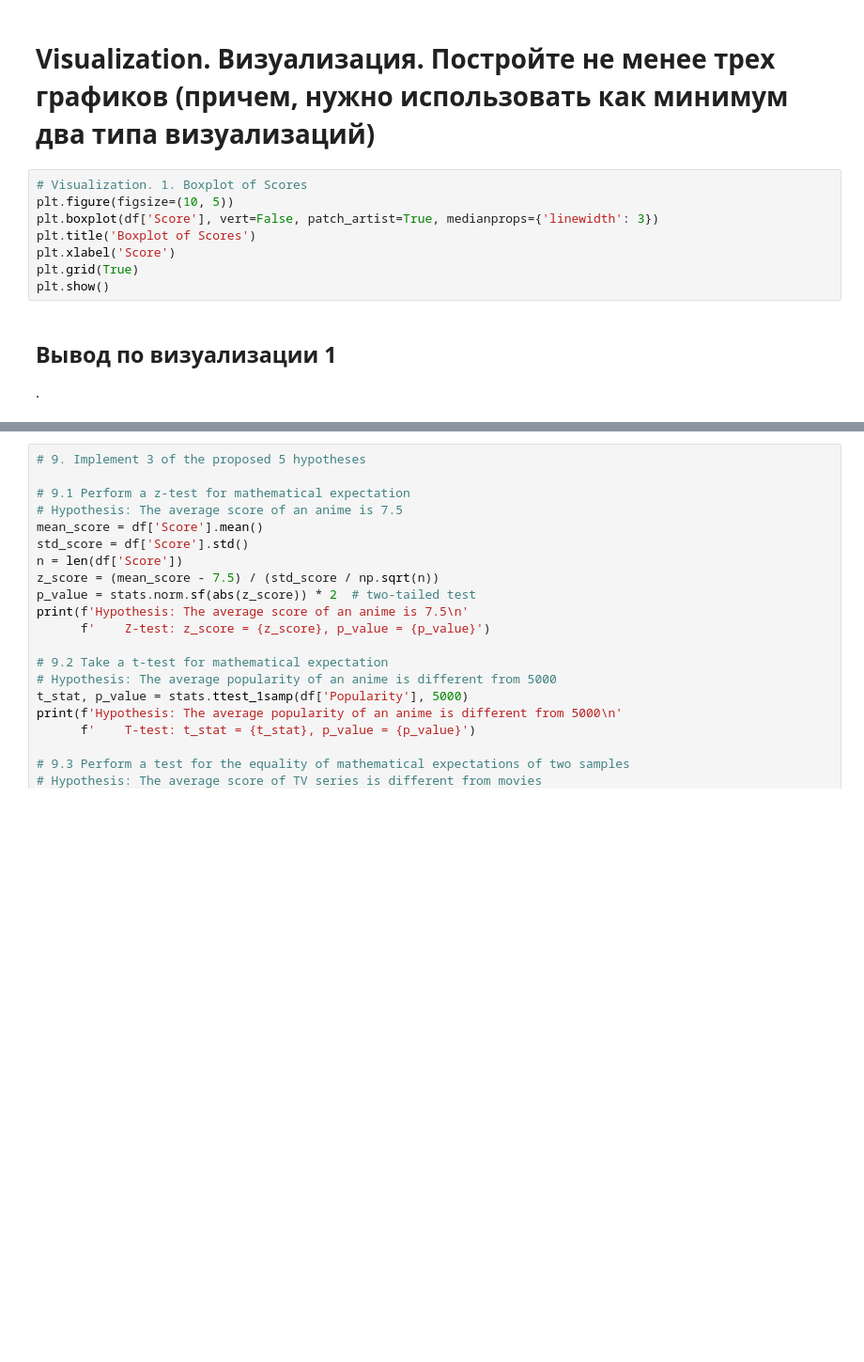
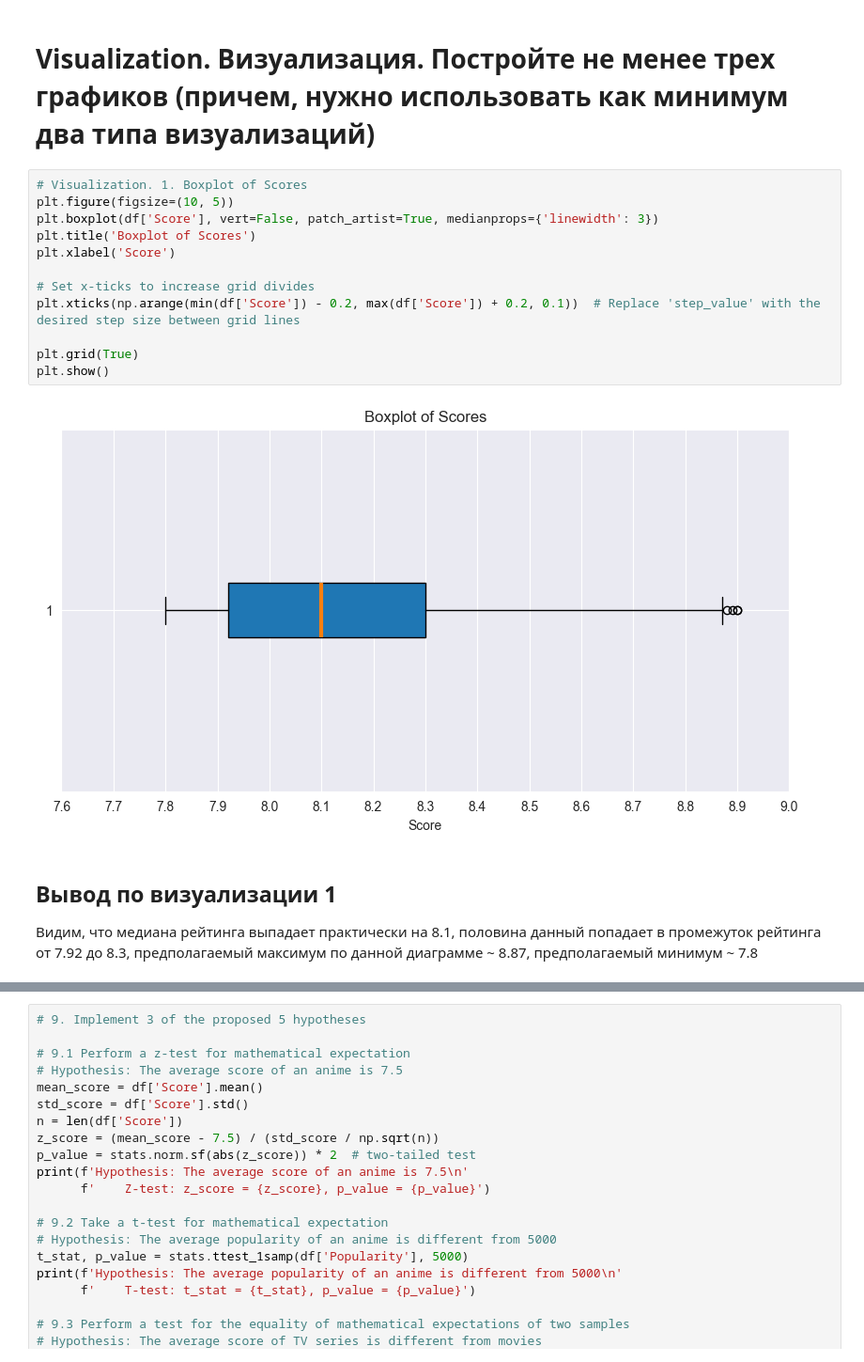
Before and after one commit to FreeCadelca/DS_hsb, a Jupyter notebook: project.ipynb, the cells around one changed output, grey strips where cells are left out. Shown: that part at 94% size. Saved outputs shown, nothing was run; the diff lists cells and outputs as text; blank space fills up the shorter version.

```diff
--- a/project.ipynb
+++ b/project.ipynb
@@ -162,14 +261,20 @@ print("Descriptive statistics for 'Type':\n", type_counts)
 # %%
 # Visualization. 1. Boxplot of Scores
 plt.figure(figsize=(10, 5))
 plt.boxplot(df['Score'], vert=False, patch_artist=True, medianprops={'linewidth': 3})
 plt.title('Boxplot of Scores')
 plt.xlabel('Score')
+
+# Set x-ticks to increase grid divides
+plt.xticks(np.arange(min(df['Score']) - 0.2, max(df['Score']) + 0.2, 0.1))  # Replace 'step_value' with the desired step size between grid lines
+
 plt.grid(True)
 plt.show()
+# %% [output]
+[figure, added]
 # %% [markdown]
 ## Вывод по визуализации 1
-.
+Видим, что медиана рейтинга выпадает практически на 8.1, половина данный попадает в промежуток рейтинга от 7.92 до 8.3, предполагаемый максимум по данной диаграмме ~ 8.87, предполагаемый минимум ~ 7.8
 # %%
 # Visualization. 2. Bar plot of Type counts
 plt.figure(figsize=(10, 5))
```
Also changed, not shown: parts of 13 cells of this notebook.
